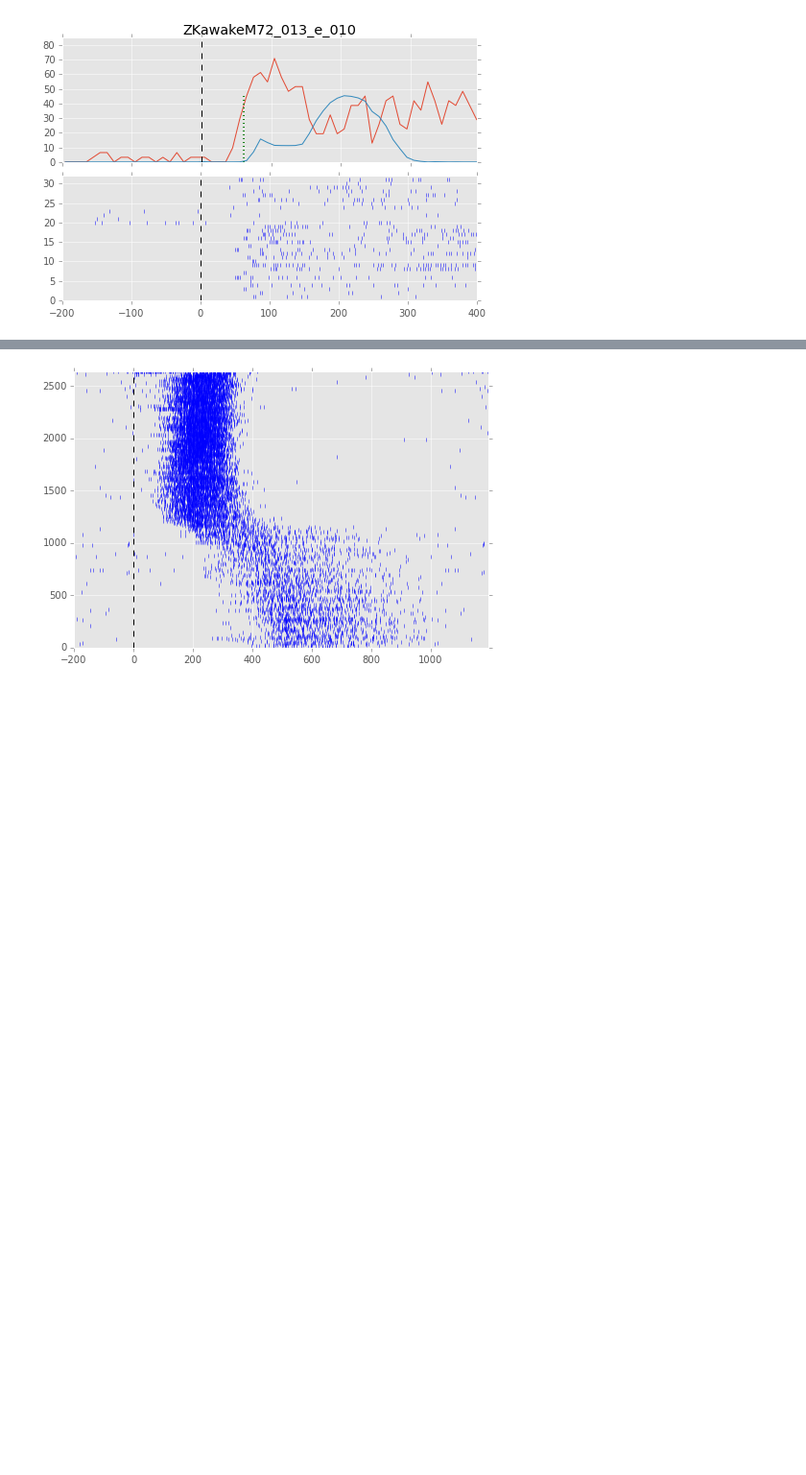
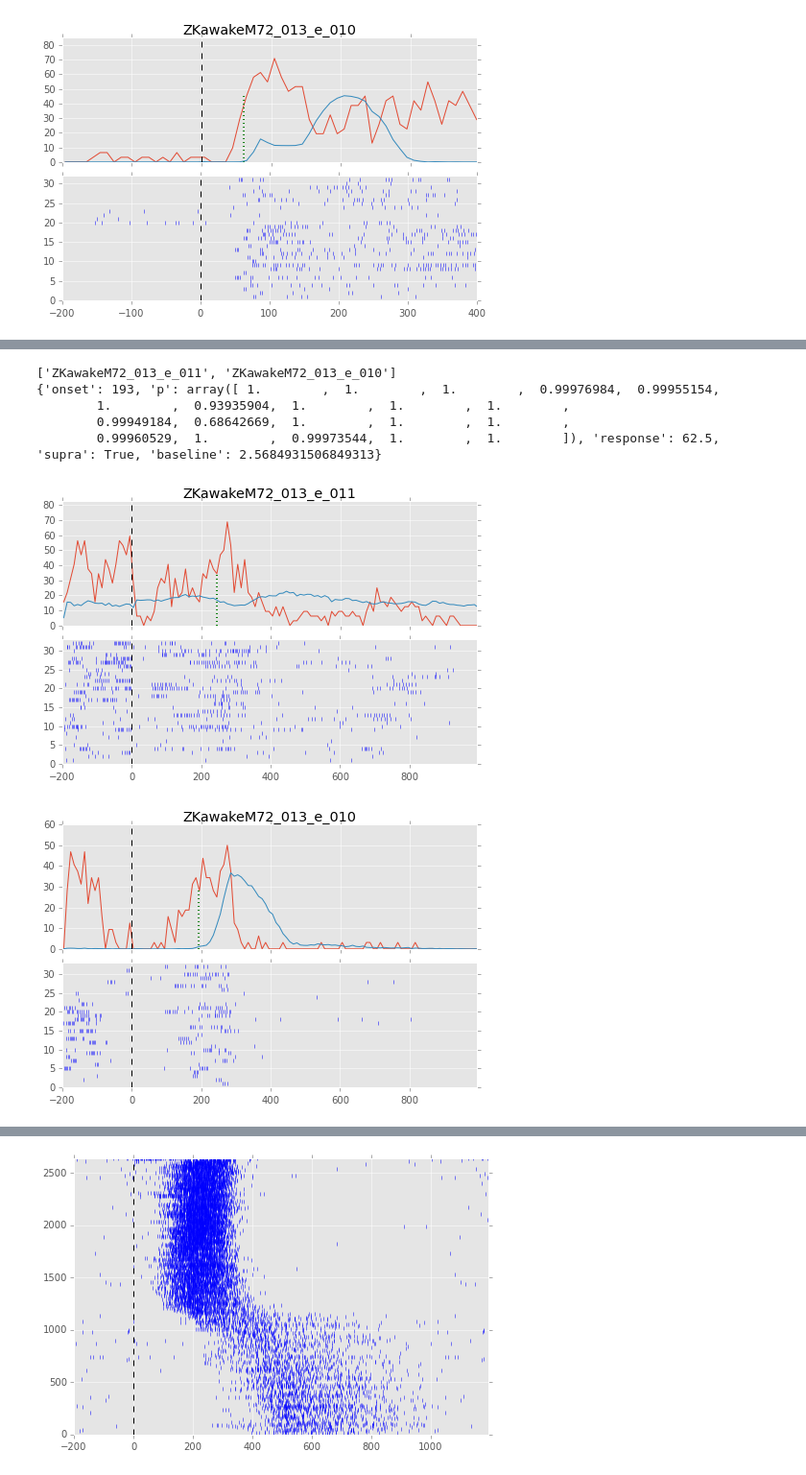
Before and after one commit to zekearneodo/ephys-tools, a Jupyter notebook: ephysScripts/latency.ipynb, the cells around one changed output, grey strips where cells are left out. Shown at 96% size. Drawn from its saved outputs; the diff is of its cells as text; code cells hidden in the pictures; blank space fills up the shorter version.

```diff
--- a/ephysScripts/latency.ipynb
+++ b/ephysScripts/latency.ipynb
@@ -74,0 +145,15 @@ print a
+# %%
+stim = all_odors['ethyl_tiglate']
+print stim.responses.keys()
+
+[r.get_response_onset(warped=True) for r in list(stim.responses.values())]
+[r.plot(warped=True) for r in list(stim.responses.values())]
+print r.response_onset
+# %% [output]
+['ZKawakeM72_013_e_011', 'ZKawakeM72_013_e_010']
+{'onset': 193, 'p': array([ 1.        ,  1.        ,  1.        ,  0.99976984,  0.99955154,
+        1.        ,  0.93935904,  1.        ,  1.        ,  1.        ,
+        0.99949184,  0.68642669,  1.        ,  1.        ,  1.        ,
+        0.99960529,  1.        ,  0.99973544,  1.        ,  1.        ]), 'response': 62.5, 'supra': True, 'baseline': 2.5684931506849313}
+[figure, added]
+[figure, added]
```
Also changed, not shown: parts of 24 cells of this notebook, 3 other files.
